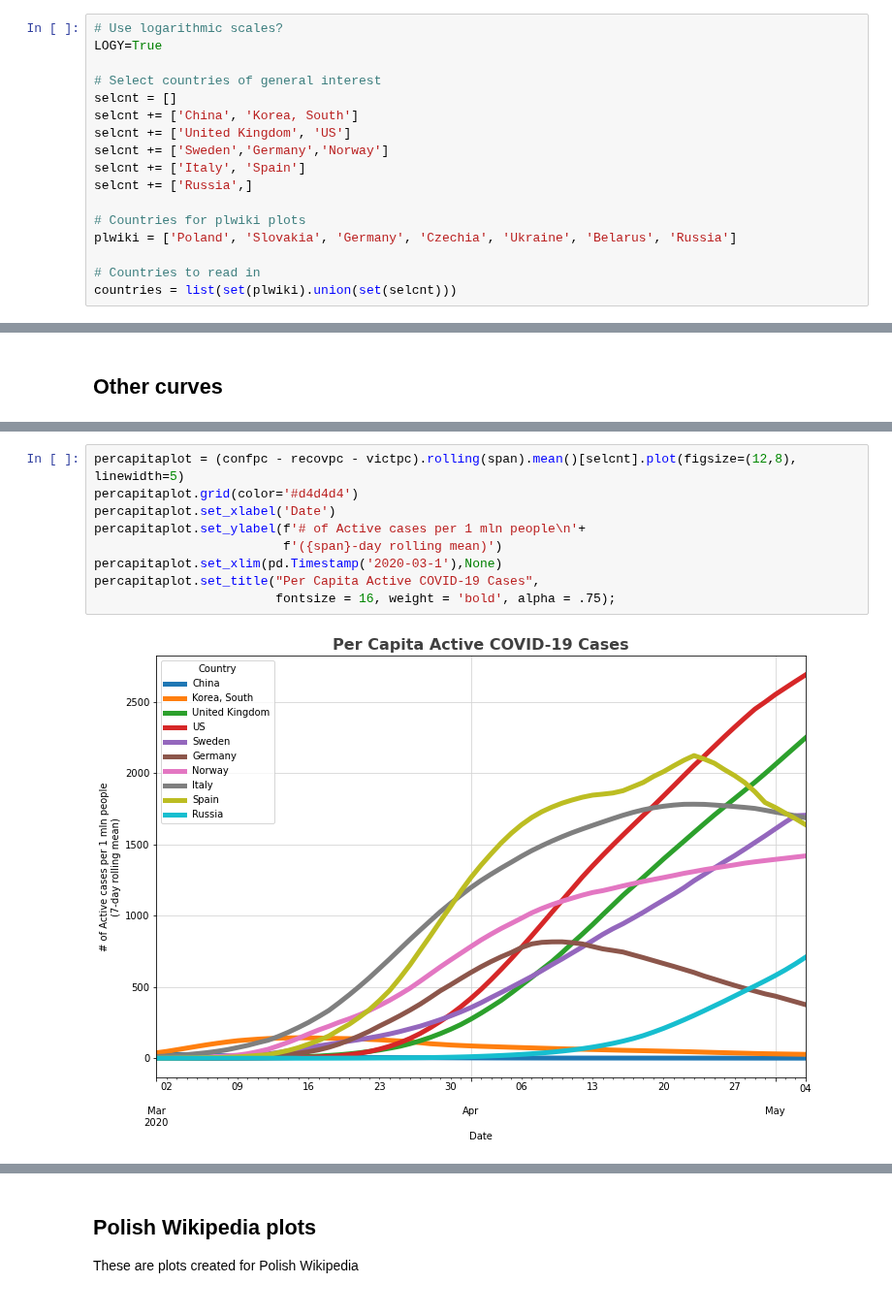
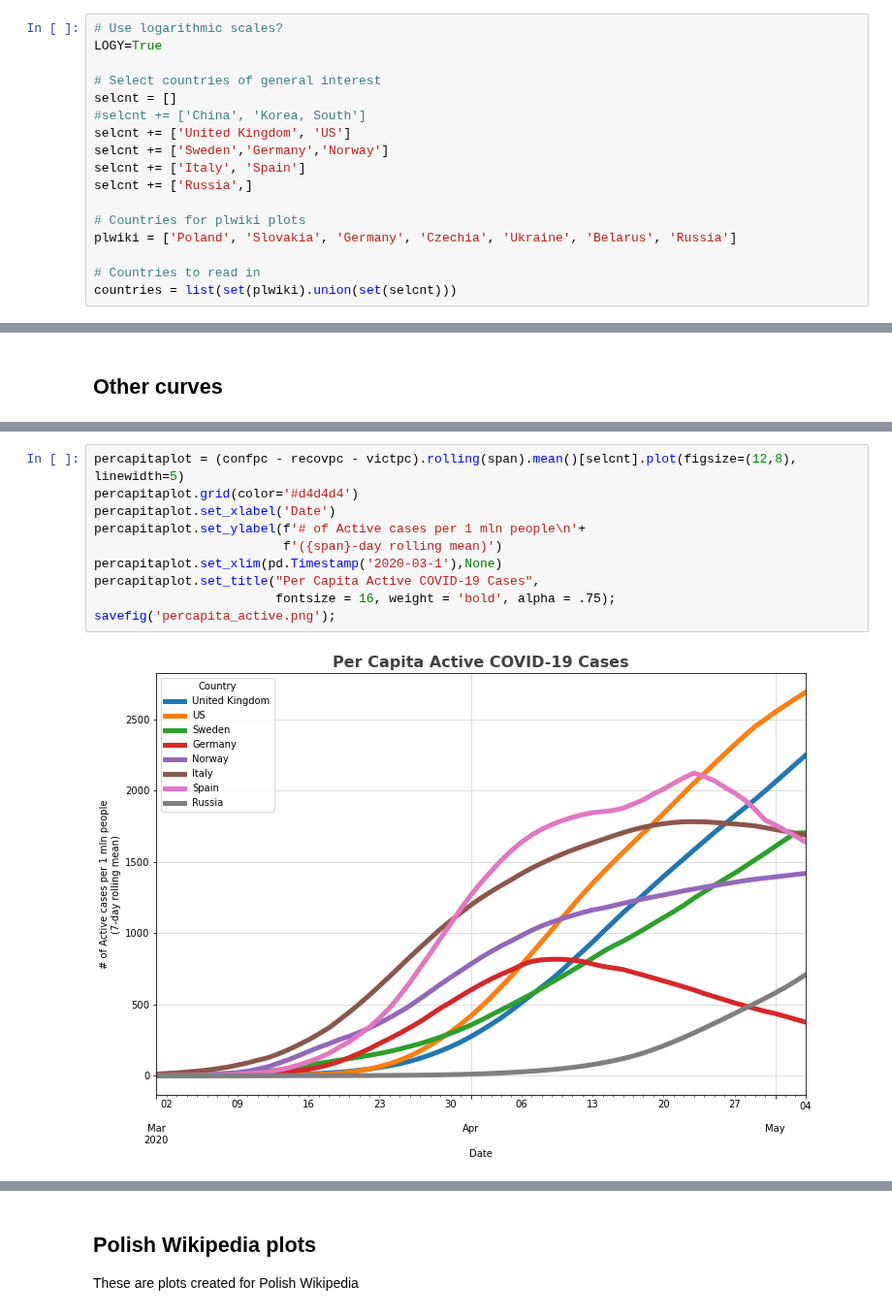
Before and after one commit to jochym/covid_plots, a Jupyter notebook: Covid_plots.ipynb, the cells around one changed output, grey strips where cells are left out. Shown at 97% size. Drawn from its saved outputs; the diff is of its cells as text.

```diff
--- a/Covid_plots.ipynb
+++ b/Covid_plots.ipynb
@@ -22,7 +22,7 @@ LOGY=True
 
 # Select countries of general interest
 selcnt = []
-selcnt += ['China', 'Korea, South']
+#selcnt += ['China', 'Korea, South']
 selcnt += ['United Kingdom', 'US']
 selcnt += ['Sweden','Germany','Norway']
 selcnt += ['Italy', 'Spain']
@@ -163,14 +163,15 @@ percapitaplot.set_title("Per Capita COVID-19 Cases",
 # %%
 percapitaplot = (confpc - recovpc - victpc).rolling(span).mean()[selcnt].plot(figsize=(12,8), linewidth=5)
 percapitaplot.grid(color='#d4d4d4')
 percapitaplot.set_xlabel('Date')
 percapitaplot.set_ylabel(f'# of Active cases per 1 mln people\n'+
                          f'({span}-day rolling mean)')
 percapitaplot.set_xlim(pd.Timestamp('2020-03-1'),None)
 percapitaplot.set_title("Per Capita Active COVID-19 Cases",
                         fontsize = 16, weight = 'bold', alpha = .75);
+savefig('percapita_active.png');
 # %% [output]
-[figure, old version]
+[figure, new version]
 # %%
 vplot = victpc.rolling(span).mean()[selcnt].plot(figsize=(12,8), linewidth=5, logy=False)
 vplot.grid(color='#d4d4d4')
```
Also changed, not shown: parts of 6 cells of this notebook, 2 other files.
